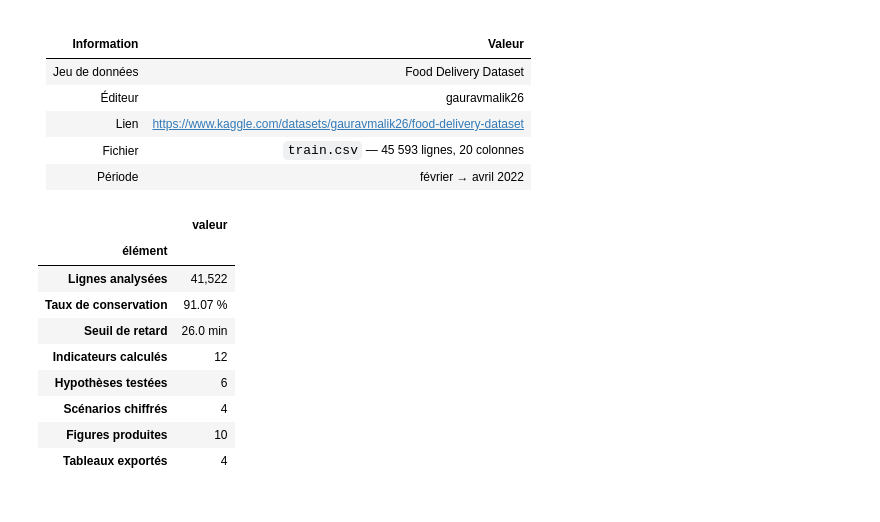
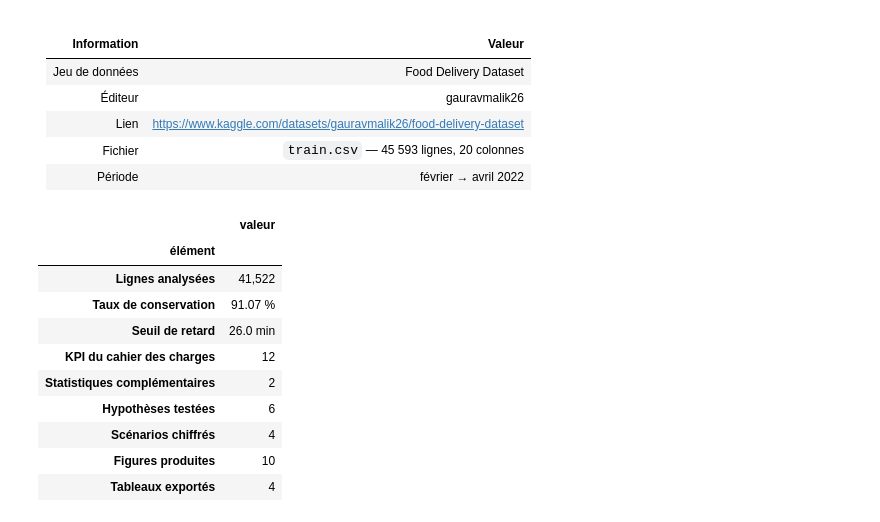
Before and after one commit to chel42/transport-logistique-ds, a Jupyter notebook: notebooks/analyse_delais_livraison.ipynb, the cells around one changed output. Cells and saved outputs as stored; diff of their text form; code cells hidden in the pictures.

```diff
--- a/notebooks/analyse_delais_livraison.ipynb
+++ b/notebooks/analyse_delais_livraison.ipynb
@@ -1614,6 +1662,17 @@ scenarios.set_index("scenario")[["hypothèse", "limite"]].T
 # %% [markdown]
 ## Tâche 15 — Validation formelle des 6 hypothèses de travail
 # %%
+def formater_p(p):
+    """Ecrit une p-value lisible.
+
+    Sous 1e-300 la notation scientifique affiche 0,000e+00 : le resultat est
+    si petit qu'il ne peut plus s'ecrire, on affiche donc une borne.
+    """
+    if p < 1e-300:
+        return "< 1e-300"
+    return f"= {p:.1e}"
+
+
 ecart_heure = (
     par_tranche.loc["Soir", "duree_moyenne"] - par_tranche.loc["Matin", "duree_moyenne"]
 )
@@ -1635,14 +1694,14 @@ hypotheses = pd.DataFrame(
         (
             "H2",
             "Le trafic dense allonge les délais",
-            f"écart {ecart_trafic:.1f} min ; p = {p_trafic:.0e}",
+            f"écart {ecart_trafic:.1f} min ; p {formater_p(p_trafic)}",
             "confirmée",
             "fort",
         ),
         (
             "H3",
             "Les pointes concentrent les retards",
-            f"écart {ecart_pointe:.1f} min ; p = {test_pointe.pvalue:.0e}",
+            f"écart {ecart_pointe:.1f} min ; p {formater_p(test_pointe.pvalue)}",
             "confirmée",
             "modéré",
         ),
@@ -1750,31 +1834,36 @@ pd.DataFrame(
 | Période | février → avril 2022
 # %%
 # Export des résultats et vérification finale
+# Les codes K1 a K12 sont les KPI demandes ; les lignes sans code sont des
+# statistiques de confort, qui ne comptent pas dans le total.
+nb_kpi = int(indicateurs["Code"].str.fullmatch(r"K\d+").sum())
 indicateurs.to_csv(DOSSIER_TABLES / "kpi.csv", index=False, encoding="utf-8")
 scenarios.to_csv(DOSSIER_TABLES / "scenarios.csv", index=False, encoding="utf-8")
 hypotheses.to_csv(DOSSIER_TABLES / "hypotheses.csv", index=False, encoding="utf-8")
 kpi_k12.to_csv(DOSSIER_TABLES / "effectifs_groupes.csv", index=False, encoding="utf-8")
 
 pd.DataFrame(
     [
         ["Lignes analysées", f"{len(donnees):,}"],
         ["Taux de conservation", f"{taux_conservation:.2f} %"],
         ["Seuil de retard", f"{SEUIL_RETARD:.1f} min"],
-        ["Indicateurs calculés", len(indicateurs)],
+        ["KPI du cahier des charges", nb_kpi],
+        ["Statistiques complémentaires", len(indicateurs) - nb_kpi],
         ["Hypothèses testées", len(hypotheses)],
         ["Scénarios chiffrés", len(scenarios)],
         ["Figures produites", len(list(DOSSIER_FIGURES.glob("*.png")))],
         ["Tableaux exportés", len(list(DOSSIER_TABLES.glob("*.csv")))],
     ],
     columns=["élément", "valeur"],
 ).set_index("élément")
 # %% [output]
 |  | valeur |
 | élément |  |
 | Lignes analysées | 41,522 |
 | Taux de conservation | 91.07 % |
 | Seuil de retard | 26.0 min |
-| Indicateurs calculés | 12 |
+| KPI du cahier des charges | 12 |
+| Statistiques complémentaires | 2 |
 | Hypothèses testées | 6 |
 | Scénarios chiffrés | 4 |
 | Figures produites | 10 |
```
Also changed, not shown: parts of 7 cells of this notebook, 7 other files.
